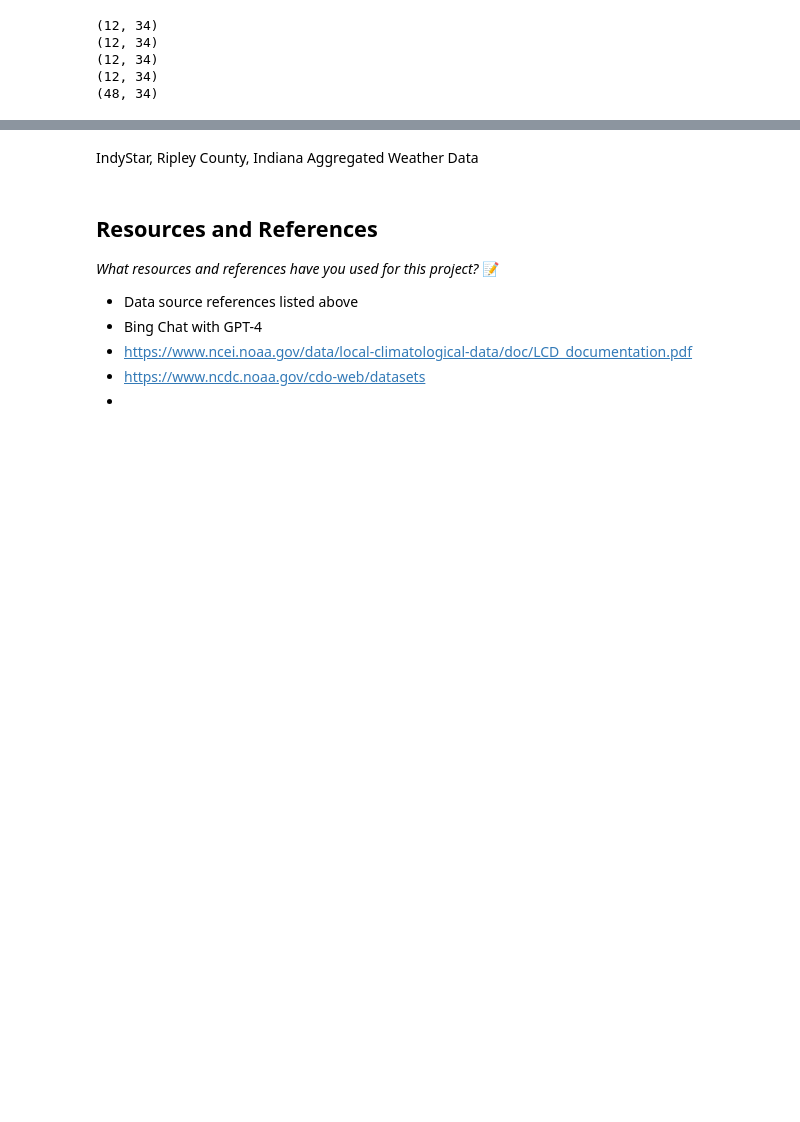
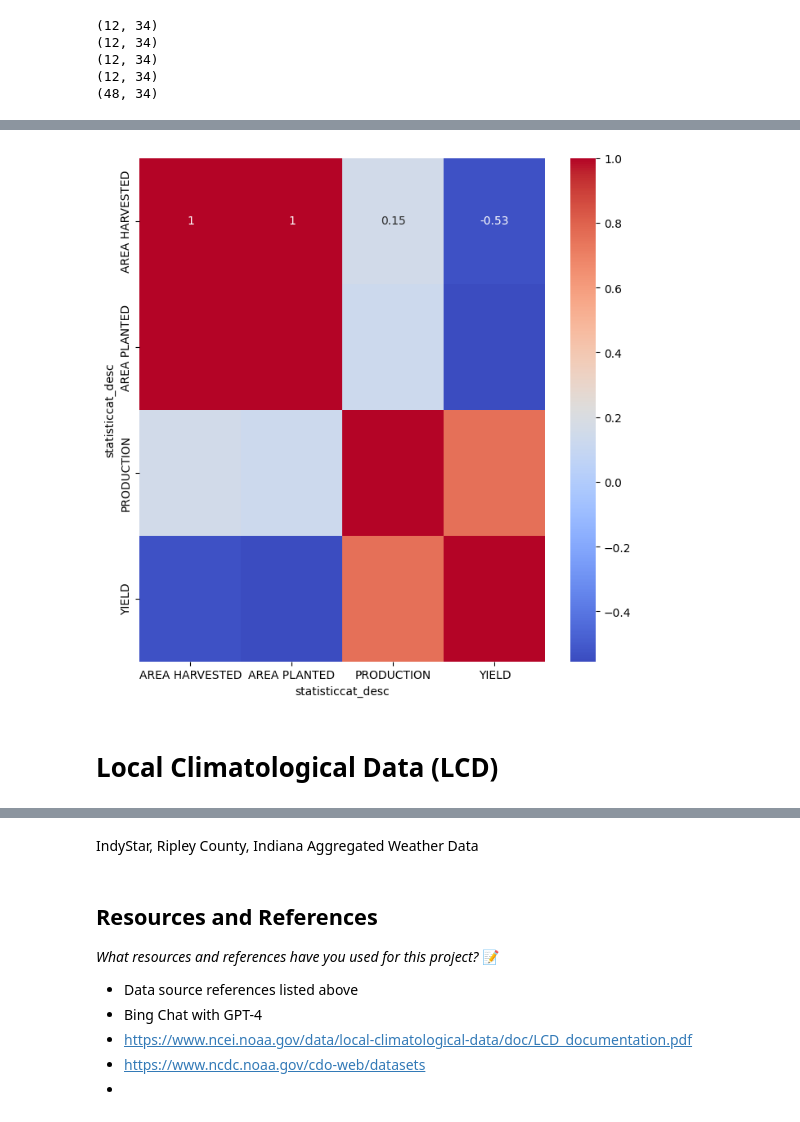
Before and after one commit to IT4063C-Fall23/final-project-kellej6, a Jupyter notebook: source.ipynb, the cells around one changed output, grey strips where cells are left out. Drawn from its saved outputs; the diff is of its cells as text; code cells hidden in the pictures; blank space fills up the shorter version.

```diff
--- a/source.ipynb
+++ b/source.ipynb
@@ -161,8 +220,8 @@ def clean_data(result_df):
     result_df = result_df.drop(columns=['congr_district_code', 'region_desc', 'watershed_desc', 'week_ending', 'zip_5'])
     return result_df
 
-result_df_clean = clean_data(result_df.copy())
-result_df_clean.head()
+nass_combined_df_clean = clean_data(nass_combined_df.copy())
+nass_combined_df_clean.head()
 # %% [output]
 |  | CV (%) | Value | agg_level_desc | asd_code | asd_desc | begin_code | class_desc | commodity_desc | ... |
 | 0 | 0.50 | 39,400 | COUNTY | 90 | SOUTHEAST | 00 | ALL CLASSES | CORN | ... |
@@ -171,3 +230,9 @@ result_df_clean.head()
 | 3 |  | 39,000 | COUNTY | 90 | SOUTHEAST | 00 | ALL CLASSES | CORN | ... |
 | 4 |  | 39,000 | COUNTY | 90 | SOUTHEAST | 00 | ALL CLASSES | CORN | ... |
 5 rows × 34 columns
+# %%
+# Remove commas from the 'Value' column
+nass_combined_df_clean['Value'] = nass_combined_df_clean['Value'].str.replace(',', '')
+# convert the 'value' column to float dtype
+nass_combined_df_clean = nass_combined_df_clean.astype({'Value': 'float64'})
+nass_combined_df_clean.info()
@@ -179,0 +263,3 @@ production = result_df_clean[result_df_clean['statisticcat_desc'] == 'PRODUCTION
+# %%
+nass_pivoted_df = nass_combined_df_clean.pivot(index='year', columns='statisticcat_desc', values='Value')
+nass_pivoted_df
@@ -197,0 +309,4 @@ lcd_df.head()
+# %%
+# Correlation matrix of nass_pivoted_df
+corr_matrix = nass_pivoted_df.corr()
+corr_matrix
@@ -197,0 +320,9 @@ lcd_df.head()
+# %%
+# Heatmap of correlation matrix
+plt.figure(figsize=(8, 8))
+sns.heatmap(corr_matrix, annot=True, cmap='coolwarm')
+plt.show()
+# %% [output]
+[figure, added]
+# %% [markdown]
+# Local Climatological Data (LCD)
```
Also changed, not shown: parts of 37 cells of this notebook, 3 other files.
